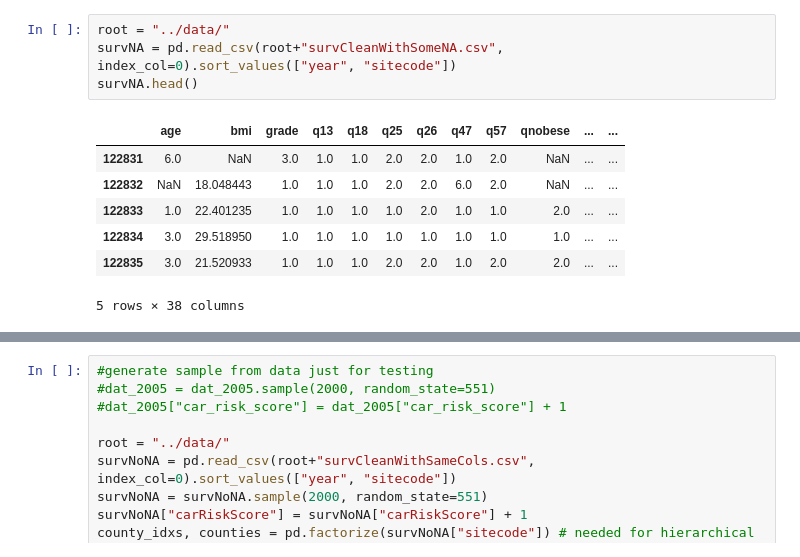
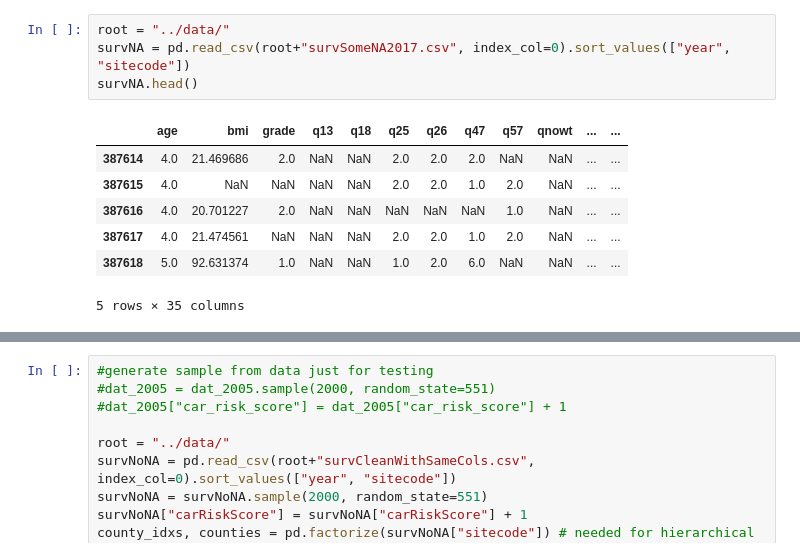
Before and after one commit to brodyee/STATS551_Project, a Jupyter notebook: modeling/andrewsModeling.ipynb, the cells around one changed output, grey strips where cells are left out. Drawn from its saved outputs; the diff is of its cells as text.

Commit message:
Cleanup files and add documentation

```diff
--- a/modeling/andrewsModeling.ipynb
+++ b/modeling/andrewsModeling.ipynb
@@ -12,12 +453,12 @@ WARNING (theano.tensor.blas): Using NumPy C-API based implementation for BLAS fu
 # %%
 root = "../data/"
-survNA = pd.read_csv(root+"survCleanWithSomeNA.csv", index_col=0).sort_values(["year", "sitecode"])
+survNA = pd.read_csv(root+"survSomeNA2017.csv", index_col=0).sort_values(["year", "sitecode"])
 survNA.head()
 # %% [output]
-|  | age | bmi | grade | q13 | q18 | q25 | q26 | q47 | q57 | qnobese | ... | ... |
-| 122831 | 6.0 | NaN | 3.0 | 1.0 | 1.0 | 2.0 | 2.0 | 1.0 | 2.0 | NaN | ... | ... |
-| 122832 | NaN | 18.048443 | 1.0 | 1.0 | 1.0 | 2.0 | 2.0 | 6.0 | 2.0 | NaN | ... | ... |
-| 122833 | 1.0 | 22.401235 | 1.0 | 1.0 | 1.0 | 1.0 | 2.0 | 1.0 | 1.0 | 2.0 | ... | ... |
-| 122834 | 3.0 | 29.518950 | 1.0 | 1.0 | 1.0 | 1.0 | 1.0 | 1.0 | 1.0 | 1.0 | ... | ... |
-| 122835 | 3.0 | 21.520933 | 1.0 | 1.0 | 1.0 | 2.0 | 2.0 | 1.0 | 2.0 | 2.0 | ... | ... |
+|  | age | bmi | grade | q13 | q18 | q25 | q26 | q47 | q57 | qnowt | ... | ... |
+| 387614 | 4.0 | 21.469686 | 2.0 | NaN | NaN | 2.0 | 2.0 | 2.0 | NaN | NaN | ... | ... |
+| 387615 | 4.0 | NaN | NaN | NaN | NaN | 2.0 | 2.0 | 1.0 | 2.0 | NaN | ... | ... |
+| 387616 | 4.0 | 20.701227 | 2.0 | NaN | NaN | NaN | NaN | NaN | 1.0 | NaN | ... | ... |
+| 387617 | 4.0 | 21.474561 | NaN | NaN | NaN | 2.0 | 2.0 | 1.0 | 2.0 | NaN | ... | ... |
+| 387618 | 5.0 | 92.631374 | 1.0 | NaN | NaN | 1.0 | 2.0 | 6.0 | NaN | NaN | ... | ... |
-5 rows × 38 columns
+5 rows × 35 columns
```
Also changed, not shown: parts of 49 cells of this notebook, 1 other file.
